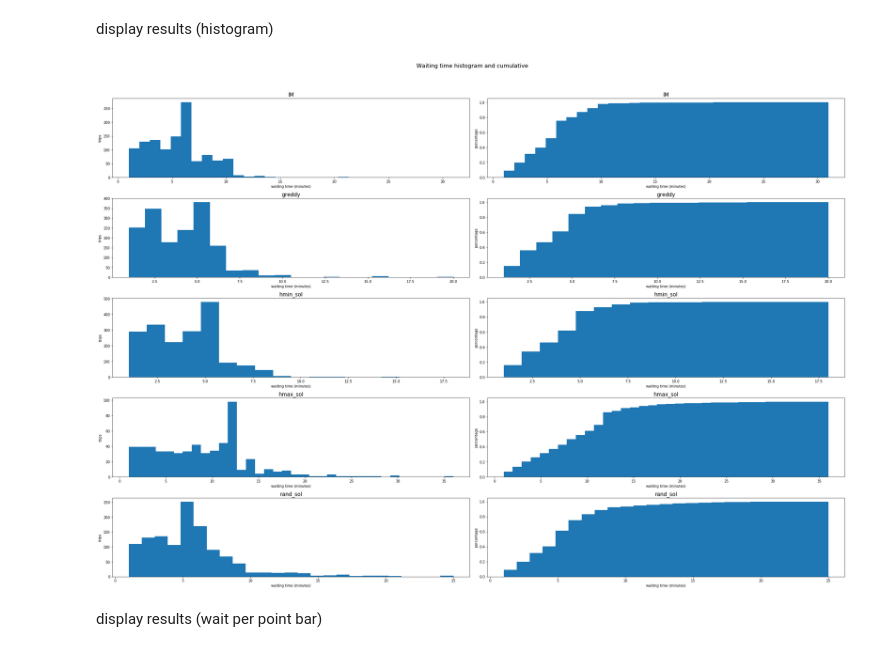
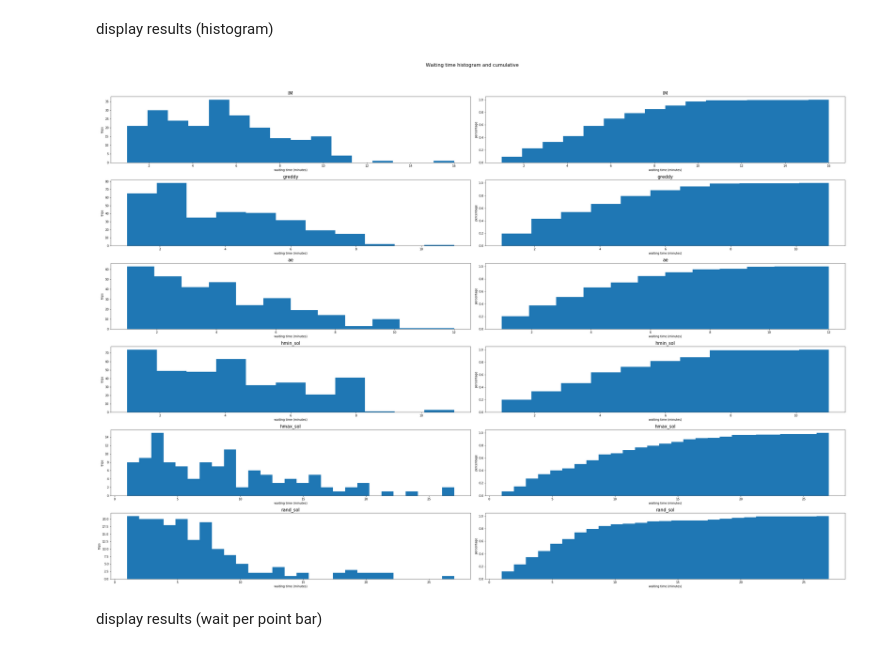
Before and after one commit to jonathan-murana/bus-generator, a Jupyter notebook: bus.ipynb, the cells around one changed output. Drawn from its saved outputs; the diff is of its cells as text; code cells hidden in the pictures.

Commit message:
metricas display

```diff
--- a/bus.ipynb
+++ b/bus.ipynb
@@ -829,4 +831,4 @@ generate sub sets
 
 #19 21
 
-scenario_array = [None] * 12
+scenario_array = [None] * 15
@@ -1476,8 +1547,8 @@ def greddy_str(scenario,tipoFitness): #tipoFitness=1=>max, tipoFitness=0=>min
 
 for i in range(len(scenario_array)):
     s = scenario_array[i]
-    #s['greddy_sol_model1'] = greddy_str(s,1)
-    #s['greddy_sol_model2'] = greddy_str(s,2)
+    s['greddy_sol_model1'] = greddy_str(s,1)
+    s['greddy_sol_model2'] = greddy_str(s,2)
     s['greddy_sol_model3'] = greddy_str(s,3)
     #display(s['greddy_sol_model1'])
 
@@ -1829,0 +2008,35 @@ display(scenario_array[10]['name'])
+# %%
+SCENARIO = scenario_array[8]
+
+ae = '8 9 15 24 10 24 16 25 20 32 13 32 24 24 24 8 9 31 32 37 8 12 7 6 4 20 7 5 6 12 8 6 13'
+
+
+solutions = [
+    SCENARIO['c_s'],
+    format_to_sol(SCENARIO['greddy_sol_model3']),
+    format_to_sol(ae),
+    format_to_sol(SCENARIO['hmin_sol']),
+    format_to_sol(SCENARIO['hmax_sol']),
+    format_to_sol(SCENARIO['rand_sol']),
+]
+
+solutions_method = ['IM',
+                    'greddy',
+                    'ae',
+                    'hmin_sol',
+                    'hmax_sol',
+                    'rand_sol',
+                   ]
+
+metrics = metrics_fitness(solutions, solutions_method, SCENARIO['ps_m'],3)
+metrics['fit_norm_by_im'] = metrics.apply(lambda e: 100 *
+                                          (e.fitness - metrics.fitness[0]) /metrics.fitness[0],axis = 1)
+metrics = metrics.style.apply(highlight_max, subset=['fitness','#syncs / trips'])
+metrics.format({'mean_wait_per_trip': '{:4.1f}','# trips': '{:3.0f}',
+             'fitness': '{:4.0f}' ,'mean freq': '{:4.1f}',
+                '#syncs / trips': '{:4.3f}','fit_norm_by_im': '{:4.1f}'})
+
+
+display(metrics)
+display(SCENARIO['name'])
+SCENARIO['ps_m']
@@ -1830,9 +2069,9 @@ display(scenario_array[10]['name'])
 # %% [markdown]
 display results (histogram)
 # %%
-histogram(solutions, solutions_method,  scenario_array[10]['ps_m'],3)
+histogram(solutions, solutions_method,  SCENARIO['ps_m'],3)
 # %% [output]
-[figure, old version]
+[figure, new version]
 # %% [markdown]
 display results (wait per point bar)
 # %%
```
Also changed, not shown: parts of 26 cells of this notebook, 49 other files.
